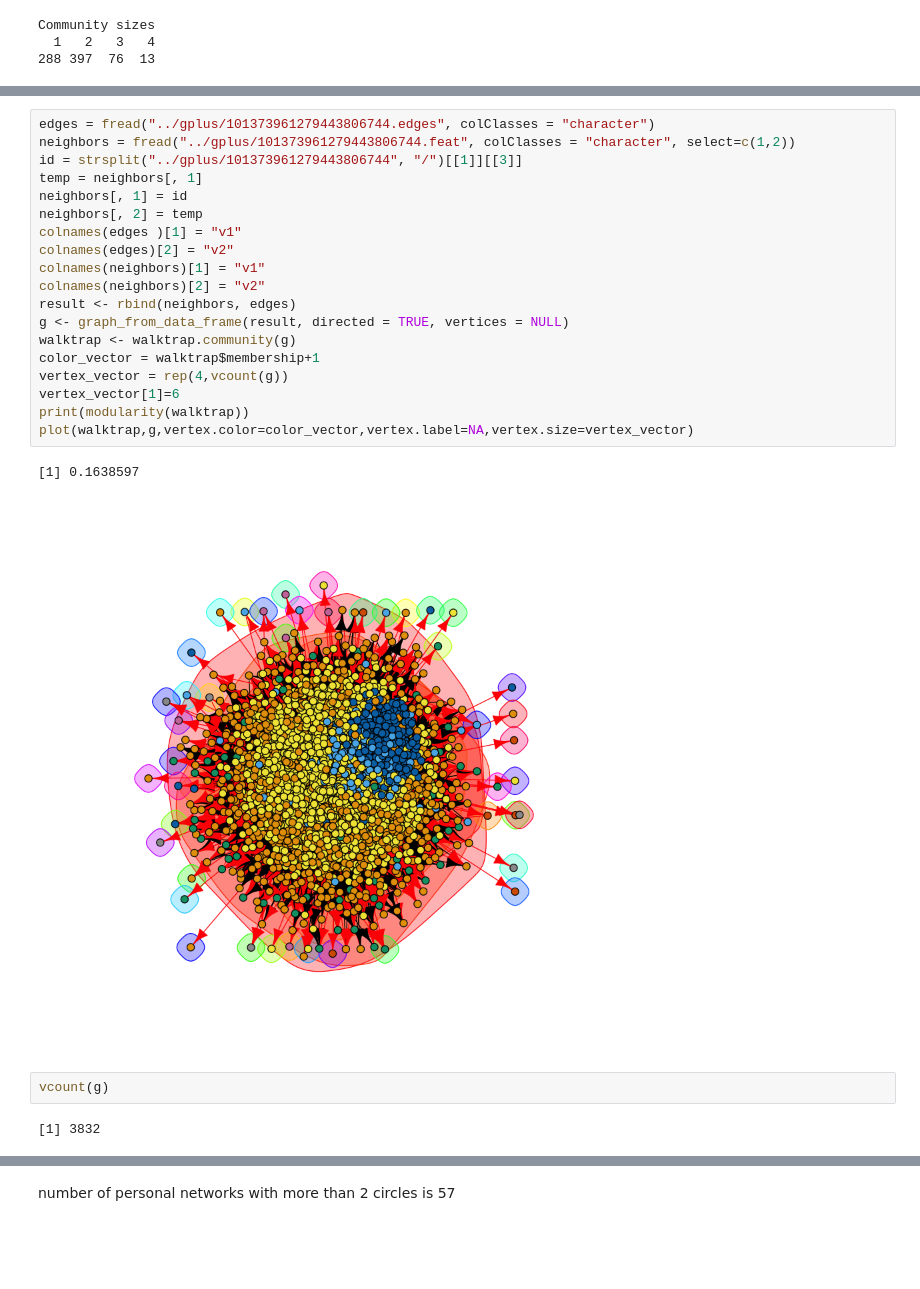
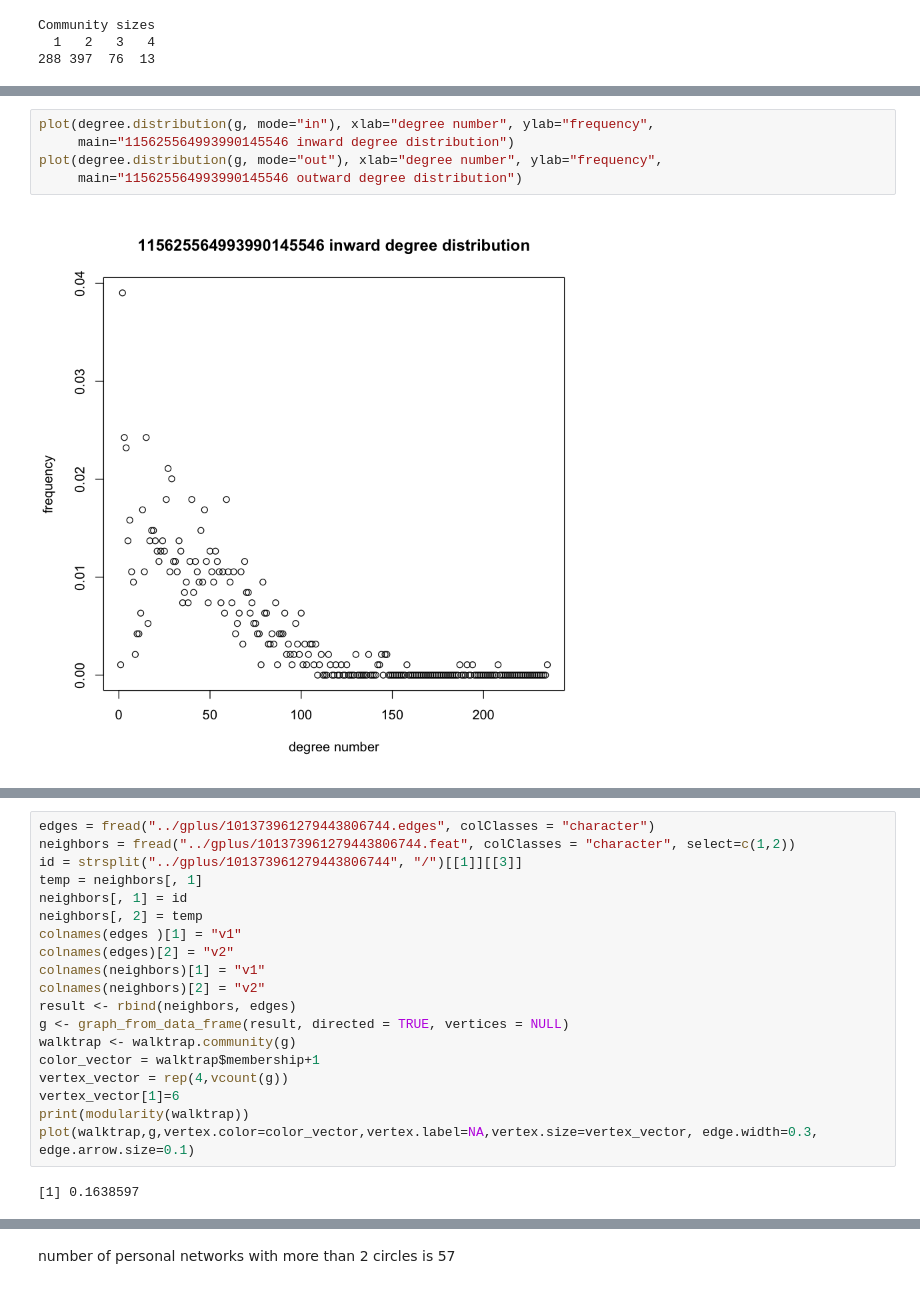
Before and after one commit to wanghran/ECE232_Graph, a Jupyter notebook: Project_2/code/2.ipynb, the cells around one changed output, grey strips where cells are left out. Saved outputs shown, nothing was run; the diff lists cells and outputs as text; blank space fills up the shorter version.

```diff
--- a/Project_2/code/2.ipynb
+++ b/Project_2/code/2.ipynb
@@ -81,0 +98,7 @@ plot(walktrap,g,vertex.color=color_vector,vertex.label=NA,vertex.size=vertex_vec
+# %%
+plot(degree.distribution(g, mode="in"), xlab="degree number", ylab="frequency",
+     main="115625564993990145546 inward degree distribution")
+plot(degree.distribution(g, mode="out"), xlab="degree number", ylab="frequency",
+     main="115625564993990145546 outward degree distribution")
+# %% [output]
+[figure, added]
@@ -97,11 +121,6 @@ color_vector = walktrap$membership+1
 vertex_vector = rep(4,vcount(g))
 vertex_vector[1]=6
 print(modularity(walktrap))
-plot(walktrap,g,vertex.color=color_vector,vertex.label=NA,vertex.size=vertex_vector)
+plot(walktrap,g,vertex.color=color_vector,vertex.label=NA,vertex.size=vertex_vector, edge.width=0.3, edge.arrow.size=0.1)
 # %% [output]
 [1] 0.1638597
-[figure, removed]
-# %%
-vcount(g)
-# %% [output]
-[1] 3832
```
Also changed, not shown: parts of 7 cells of this notebook, 30 other files.
